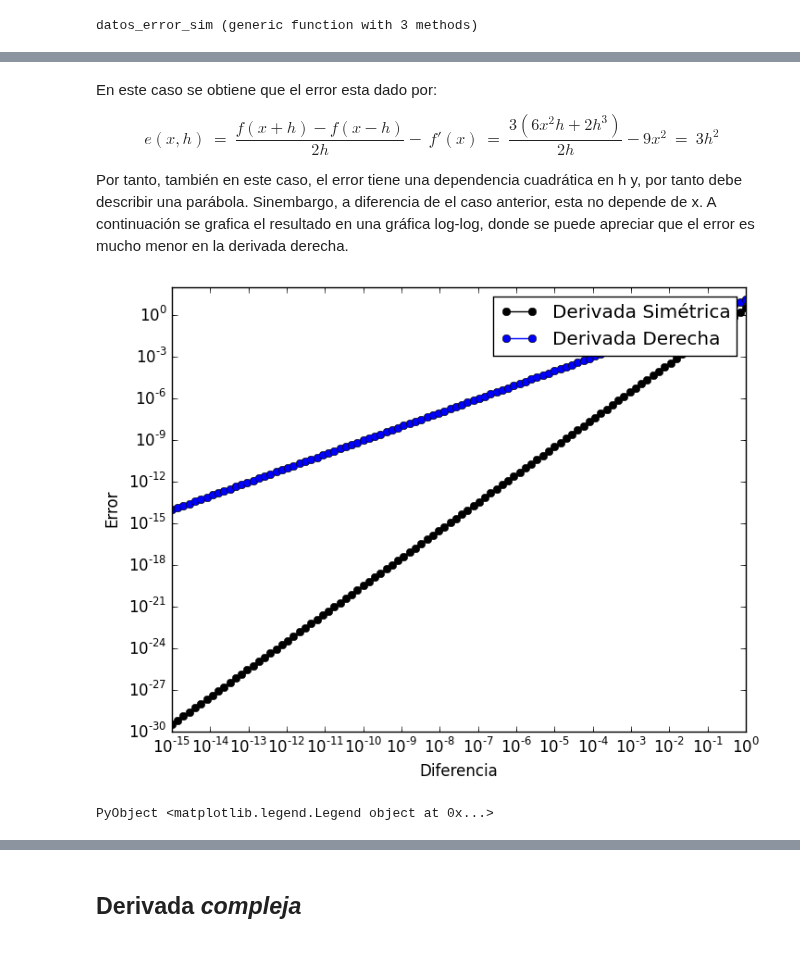
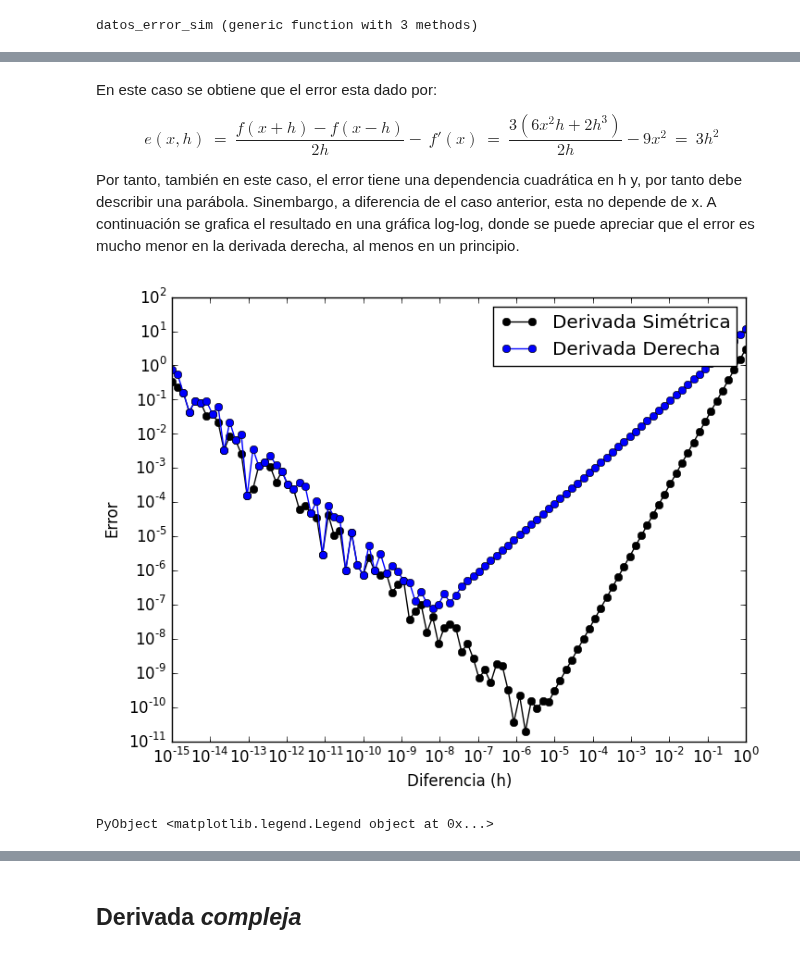
Before and after one commit to lbenet/2016-2_TSFisicaComputacional, a Jupyter notebook: tareas/artcidp/Tarea_3.ipynb, the cells around one changed output, grey strips where cells are left out. Cells and saved outputs as stored; diff of their text form; code cells hidden in the pictures.

```diff
--- a/tareas/artcidp/Tarea_3.ipynb
+++ b/tareas/artcidp/Tarea_3.ipynb
@@ -34,7 +34,7 @@ Esta función calcula la derivada derecha de una función f en el punto x_0. Los
 la diferencia h y el punto de evaluación x_0 como argumento opcional. Por defecto, x_0=0.0.
 """
 function derivada_derecha(f::Function, h :: Real, x_0=0.0)
-    return(f(x_0+BigFloat(h))-f(x_0))/BigFloat(h)
+    return(f(x_0+h)-f(x_0))/h
 end
 # %% [output]
 derivada_derecha (generic function with 2 methods)
@@ -128,7 +128,7 @@ Esta función calcula la derivada simétrica de una función f en el punto x_0.
 la diferencia h y el punto de evaluación x_0 como argumento opcional. Por defecto, x_0=0.0.
 """
 function derivada_simetrica(f::Function, h :: Real, x_0=0.0)
-    return(f(x_0+BigFloat(h))-f(x_0-BigFloat(h)))/(2*BigFloat(h))
+    return(f(x_0+h)-f(x_0-h))/(2*h)
 end
 # %% [output]
 derivada_simetrica (generic function with 2 methods)
@@ -175,13 +175,13 @@ En este caso se obtiene que el error esta dado por:
 
 $$e(x,h)\ =\ \frac{f(x+h)-f(x-h)}{2h}-\ f'(x)\ =\ \frac{3(6x^2h+2h^3)}{2h}-9x^2\ =\ 3h^2$$
 
-Por tanto, también en este caso, el error tiene una dependencia cuadrática en h y, por tanto debe describir una parábola. Sinembargo, a diferencia de el caso anterior, esta no depende de x. A continuación se grafica el resultado en una gráfica log-log, donde se puede apreciar que el error es mucho menor en la derivada derecha.
+Por tanto, también en este caso, el error tiene una dependencia cuadrática en h y, por tanto debe describir una parábola. Sinembargo, a diferencia de el caso anterior, esta no depende de x. A continuación se grafica el resultado en una gráfica log-log, donde se puede apreciar que el error es mucho menor en la derivada derecha, al menos en un principio.
 # %%
 loglog(x,z, marker="o",color="black",label="Derivada Simétrica")
 loglog(x,y, marker="o",color="blue",label="Derivada Derecha")
-xlabel("Diferencia")
+xlabel("Diferencia (h)")
 ylabel("Error")
 legend()
 # %% [output]
-[figure, old version]
+[figure, new version]
 PyObject <matplotlib.legend.Legend object at 0x...>
```
Also changed, not shown: parts of 17 cells of this notebook.
